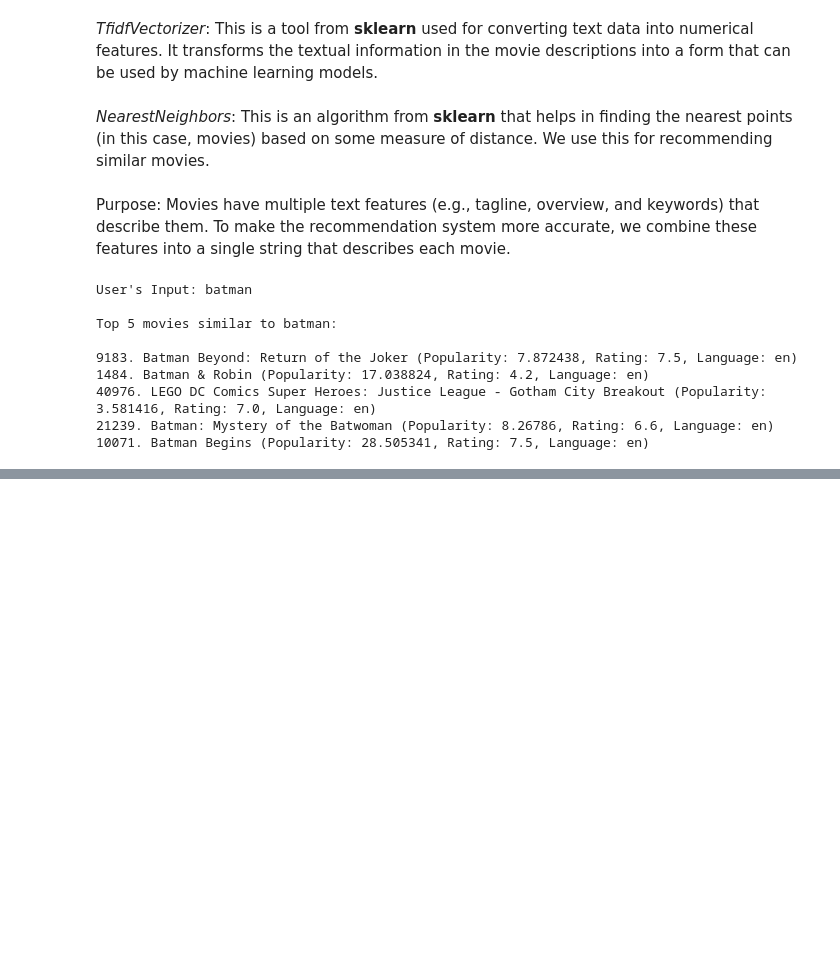
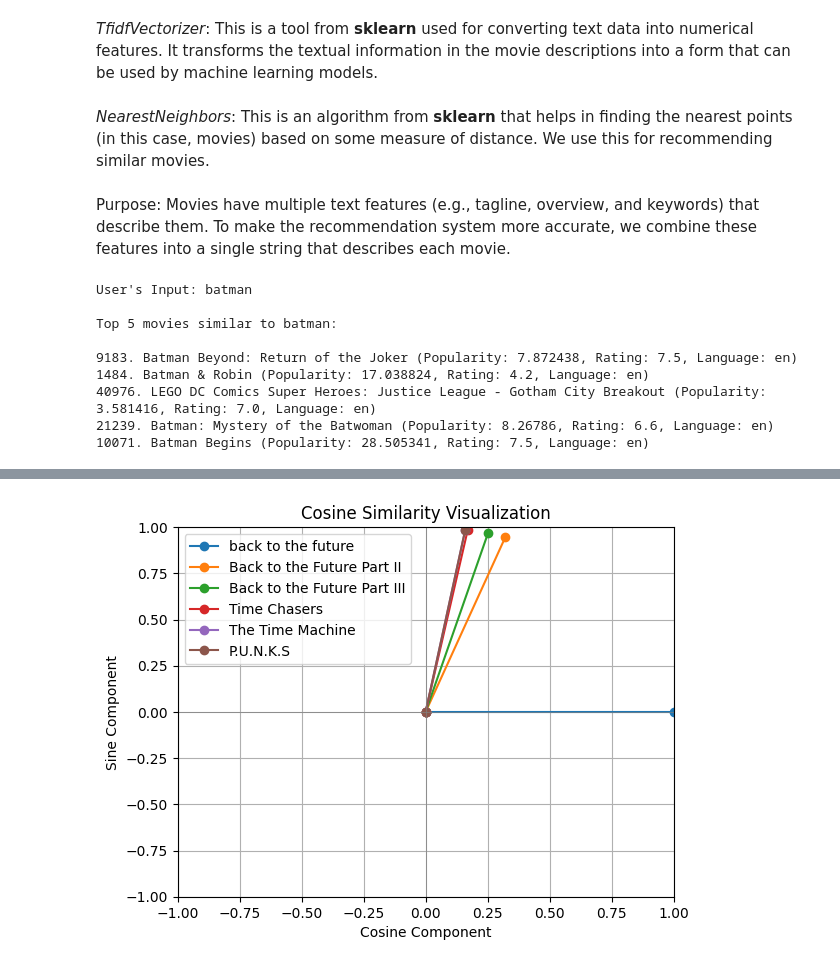
Before and after one commit to slimrivermoi/Techlabs-DS5, a Jupyter notebook: edit_data/Chan/Prediction_Model.ipynb, the cells around one changed output, grey strips where cells are left out. Cells and saved outputs as stored; diff of their text form; code cells hidden in the pictures; blank space fills up the shorter version.

Commit message:
Update Models

```diff
--- a/edit_data/Chan/Prediction_Model.ipynb
+++ b/edit_data/Chan/Prediction_Model.ipynb
@@ -154,0 +159,83 @@ Top 5 movies similar to batman:
+# %%
+import matplotlib.pyplot as plt
+import numpy as np
+import pandas as pd
+from sklearn.feature_extraction.text import TfidfVectorizer
+from sklearn.neighbors import NearestNeighbors
+
+# Combine relevant text features into a single string for vectorization
+movies_df['combined_features'] = movies_df[['Tagline', 'Overview', 'Keywords_parse']].fillna('').agg(' '.join, axis=1)
+
+# Initialize TF-IDF Vectorizer
+tfidf = TfidfVectorizer(stop_words='english')
+
+# Vectorize the combined features
+tfidf_matrix = tfidf.fit_transform(movies_df['combined_features'])
+
+# Initialize the Nearest Neighbors model
+knn = NearestNeighbors(metric='cosine', algorithm='brute', n_neighbors=5)
+
+# Fit the model using the TF-IDF matrix
+knn.fit(tfidf_matrix)
+
+# Function to get top 5 movie recommendations with similarity scores
+def get_movie_recommendations_with_similarity(movie_title, model=knn, matrix=tfidf_matrix, data=movies_df):
+    idx = data.index[data['Original_Title'].str.lower() == movie_title.lower()].tolist()
+
+    if len(idx) == 0:
+        return "Movie not found in the database."
+
+    idx = idx[0]
+
+    distances, indices = model.kneighbors(matrix[idx], n_neighbors=6)
+
+    similar_movies_indices = indices.flatten()[1:]
+    similar_movies_distances = distances.flatten()[1:]
+
+    similarity_scores = 1 - similar_movies_distances
+
+    similar_movies = data.iloc[similar_movies_indices][['Original_Title']]
+    similar_movies['Similarity_Score'] = similarity_scores
+
+    return similar_movies
+
+# Function to plot cosine similarity visualization
+def plot_cosine_similarity(movie_title, recommendations_df):
+    fig, ax = plt.subplots()
+
+    base_similarity = 1.0
+    movies = [movie_title] + recommendations_df['Original_Title'].tolist()
+    similarities = [base_similarity] + recommendations_df['Similarity_Score'].tolist()
+
+    angles = np.arccos(similarities)
+
+    for i, angle in enumerate(angles):
+        x = np.cos(angle)
+        y = np.sin(angle)
+        ax.plot([0, x], [0, y], label=movies[i], marker='o')
+
+    ax.set_xlim(-1, 1)
+    ax.set_ylim(-1, 1)
+    ax.set_xlabel('Cosine Component')
+    ax.set_ylabel('Sine Component')
+    ax.axhline(0, color='grey', lw=0.5)
+    ax.axvline(0, color='grey', lw=0.5)
+
+    ax.set_title('Cosine Similarity Visualization')
+    ax.legend()
+
+    plt.grid(True)
+    plt.show()
+
+# Example usage
+user_input_movie = input("Enter a movie title: ")
+
+recommendations = get_movie_recommendations_with_similarity(user_input_movie)
+
+if isinstance(recommendations, str):
+    print(recommendations)
+else:
+    print(f"Movies similar to '{user_input_movie}':")
+    print(recommendations)
+    plot_cosine_similarity(user_input_movie, recommendations)
+# %% [output]
@@ -154,0 +249 @@ Top 5 movies similar to batman:
+[figure, added]
```
Also changed, not shown: parts of 3 cells of this notebook, 1 other file.
